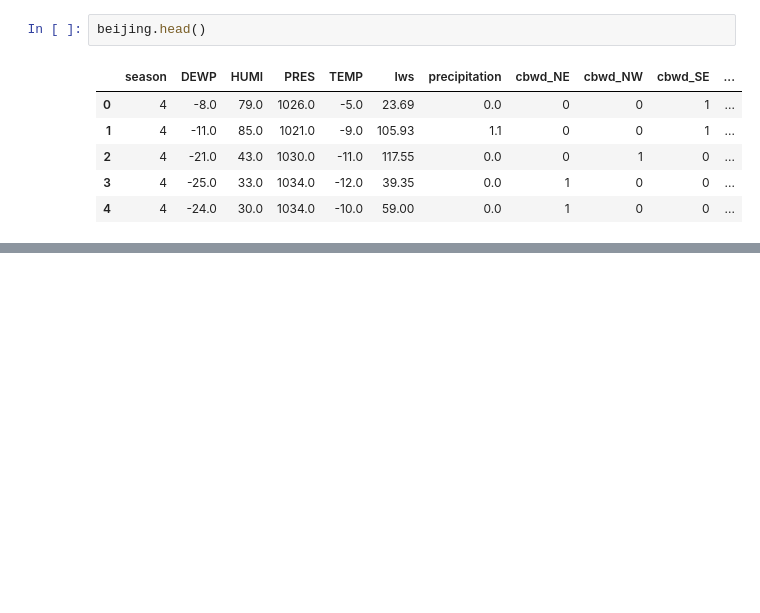
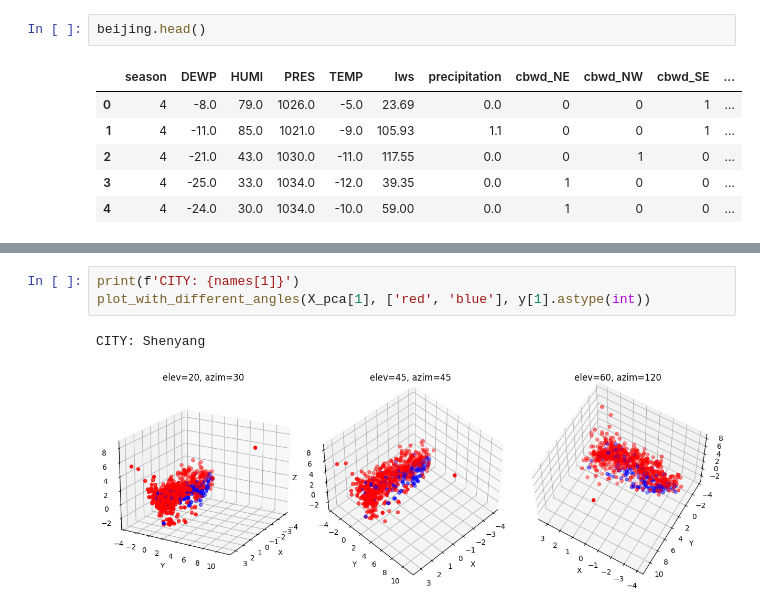
Before and after one commit to RoccoGiampetruzzi/Pollution-Predictor, a Jupyter notebook: notebook.ipynb, the cells around one changed output, grey strips where cells are left out. Saved outputs shown, nothing was run; the diff lists cells and outputs as text; blank space fills up the shorter version.

```diff
--- a/notebook.ipynb
+++ b/notebook.ipynb
@@ -350,0 +179,6 @@ temp.score(beijing_np[:, :10], beijing_np[:, 10])
+# %%
+print(f'CITY: {names[1]}')
+plot_with_different_angles(X_pca[1], ['red', 'blue'], y[1].astype(int))
+# %% [output]
+CITY: Shenyang
+[figure, added]
```
Also changed, not shown: parts of 64 cells of this notebook.
